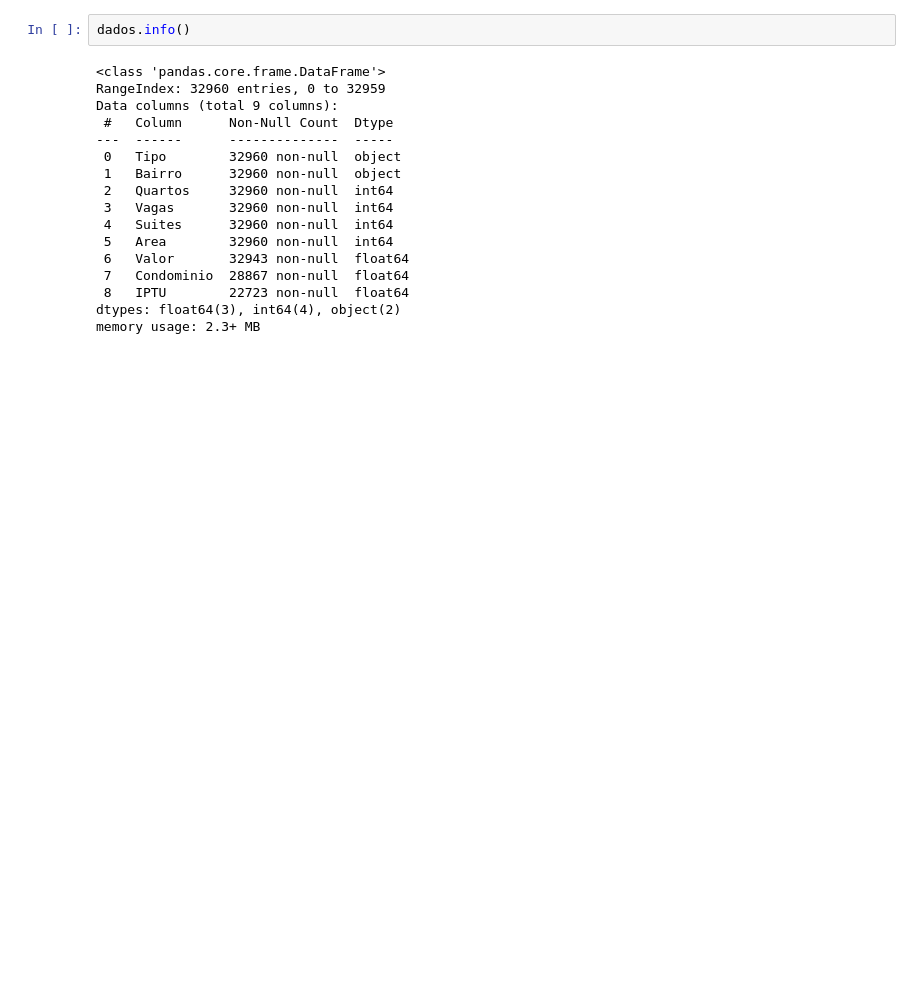
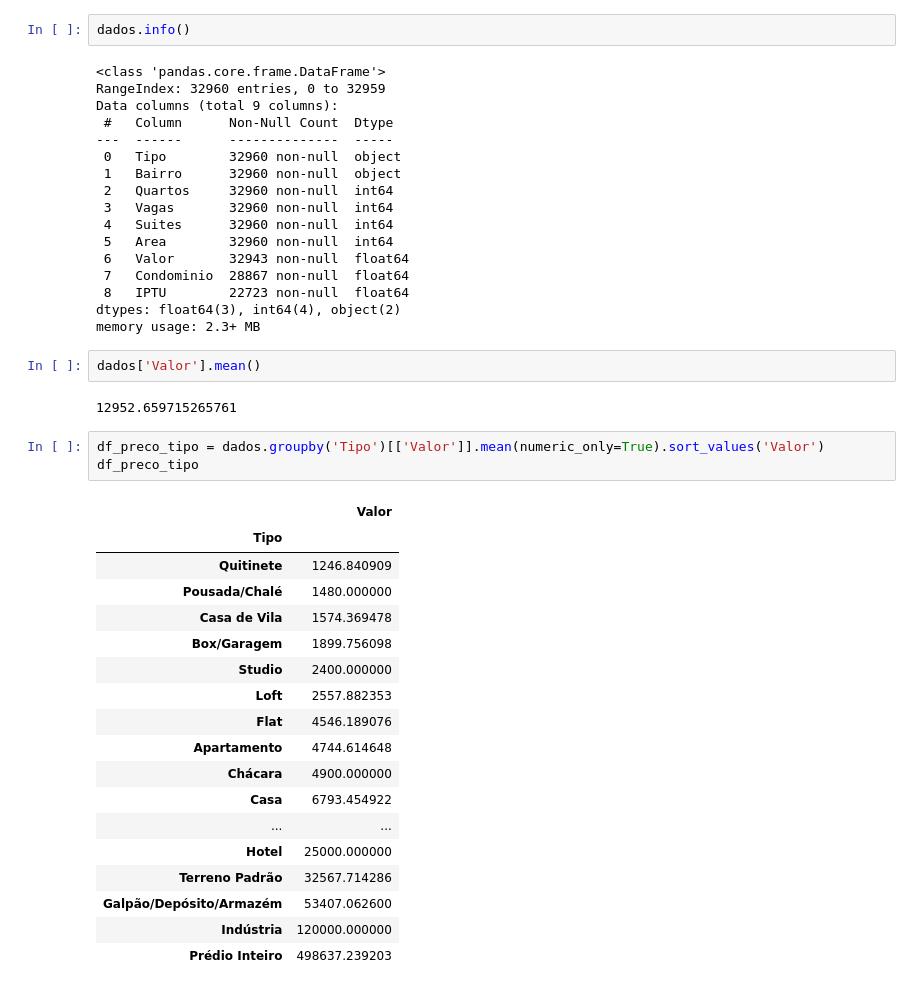
Before and after one commit to gilberto-ribeiro/python-projects, a Jupyter notebook: alura/pandas_conhecendo_a_biblioteca/projeto_imobiliaria.ipynb, the cells around one changed output. Cells and saved outputs as stored; diff of their text form; blank space fills up the shorter version.

```diff
--- a/alura/pandas_conhecendo_a_biblioteca/projeto_imobiliaria.ipynb
+++ b/alura/pandas_conhecendo_a_biblioteca/projeto_imobiliaria.ipynb
@@ -68,3 +68,29 @@ Data columns (total 9 columns):
  8   IPTU        22723 non-null  float64
 dtypes: float64(3), int64(4), object(2)
 memory usage: 2.3+ MB
+# %%
+dados['Valor'].mean()
+# %% [output]
+12952.659715265761
+# %%
+df_preco_tipo = dados.groupby('Tipo')[['Valor']].mean(numeric_only=True).sort_values('Valor')
+df_preco_tipo
+# %% [output]
+|  | Valor |
+| Tipo |  |
+| Quitinete | 1246.840909 |
+| Pousada/Chalé | 1480.000000 |
+| Casa de Vila | 1574.369478 |
+| Box/Garagem | 1899.756098 |
+| Studio | 2400.000000 |
+| Loft | 2557.882353 |
+| Flat | 4546.189076 |
+| Apartamento | 4744.614648 |
+| Chácara | 4900.000000 |
+| Casa | 6793.454922 |
+| ... | ... |
+| Hotel | 25000.000000 |
+| Terreno Padrão | 32567.714286 |
+| Galpão/Depósito/Armazém | 53407.062600 |
+| Indústria | 120000.000000 |
+| Prédio Inteiro | 498637.239203 |
```
Also changed, not shown: parts of 6 cells of this notebook.
